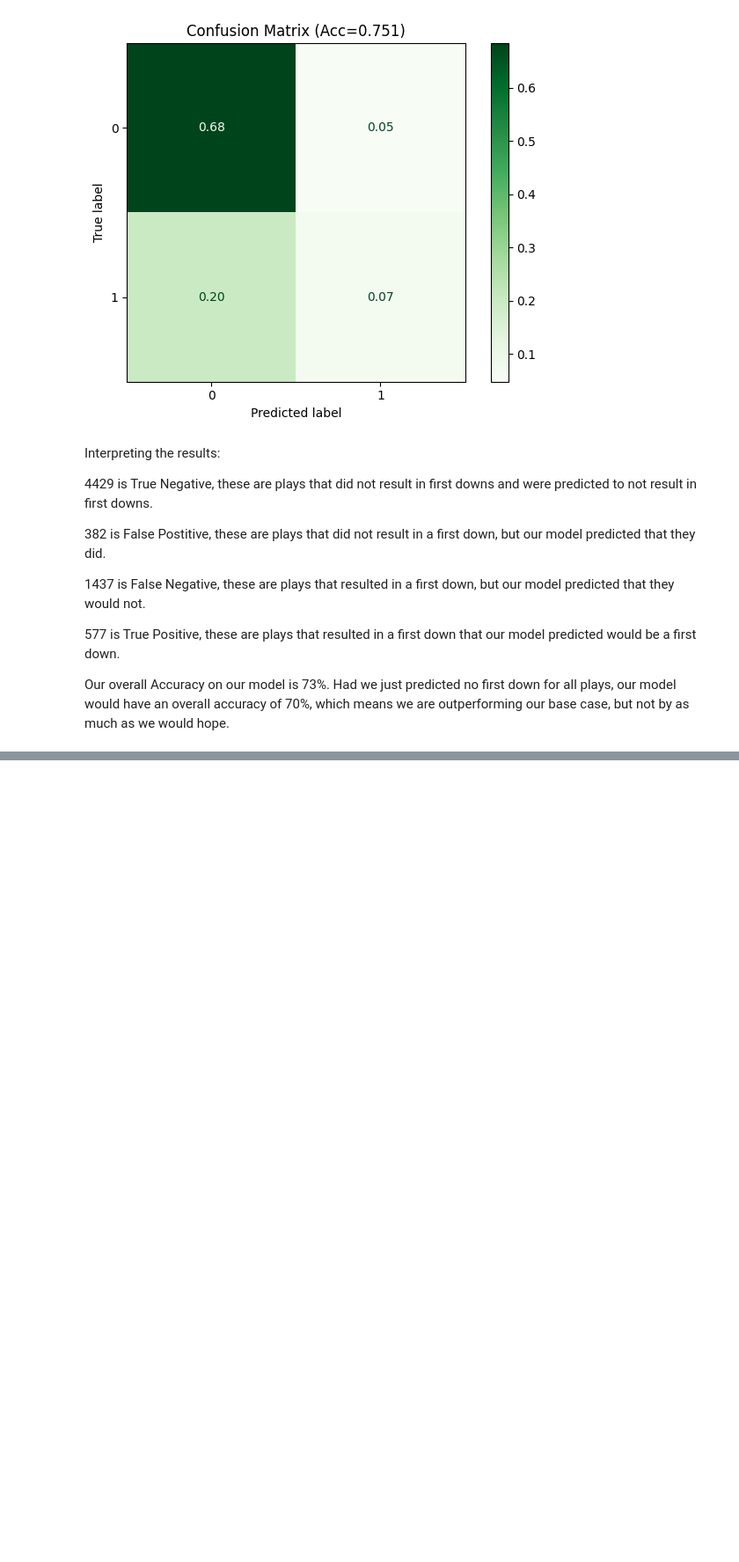
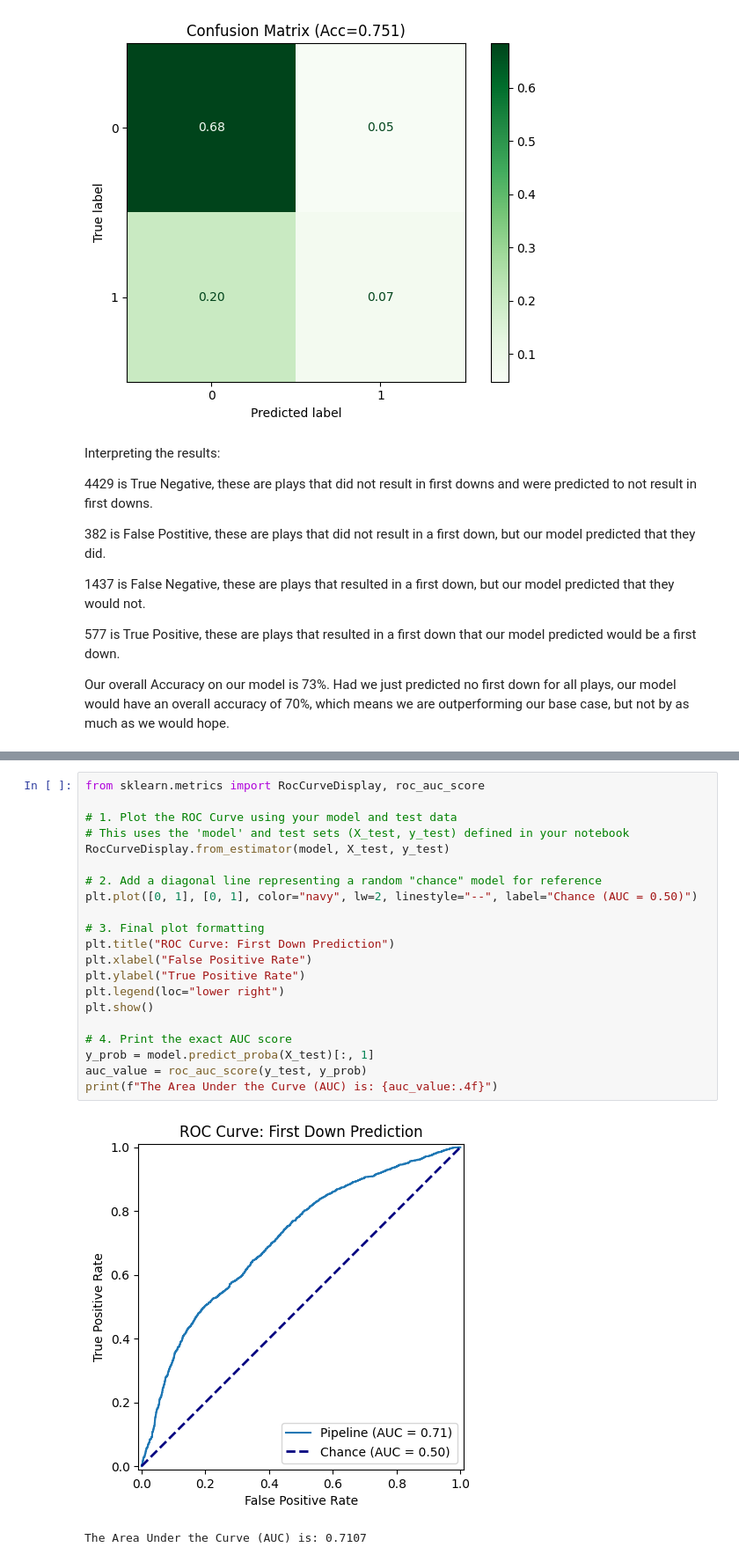
Before and after one commit to jacksonbhanson7/CS1010Project, a Jupyter notebook: CS1010.ipynb, the cells around one changed output, grey strips where cells are left out. Shown at 88% size. Drawn from its saved outputs; the diff is of its cells as text; blank space fills up the shorter version.

Commit message:
ROC Curve

```diff
--- a/CS1010.ipynb
+++ b/CS1010.ipynb
@@ -404,0 +406,24 @@ Our overall Accuracy on our model is 73%. Had we just predicted no first down fo
+# %%
+from sklearn.metrics import RocCurveDisplay, roc_auc_score
+
+# 1. Plot the ROC Curve using your model and test data
+# This uses the 'model' and test sets (X_test, y_test) defined in your notebook
+RocCurveDisplay.from_estimator(model, X_test, y_test)
+
+# 2. Add a diagonal line representing a random "chance" model for reference
+plt.plot([0, 1], [0, 1], color="navy", lw=2, linestyle="--", label="Chance (AUC = 0.50)")
+
+# 3. Final plot formatting
+plt.title("ROC Curve: First Down Prediction")
+plt.xlabel("False Positive Rate")
+plt.ylabel("True Positive Rate")
+plt.legend(loc="lower right")
+plt.show()
+
+# 4. Print the exact AUC score
+y_prob = model.predict_proba(X_test)[:, 1]
+auc_value = roc_auc_score(y_test, y_prob)
+print(f"The Area Under the Curve (AUC) is: {auc_value:.4f}")
+# %% [output]
+[figure, added]
+The Area Under the Curve (AUC) is: 0.7107
```
Also changed, not shown: parts of 3 cells of this notebook, 2 other files.
